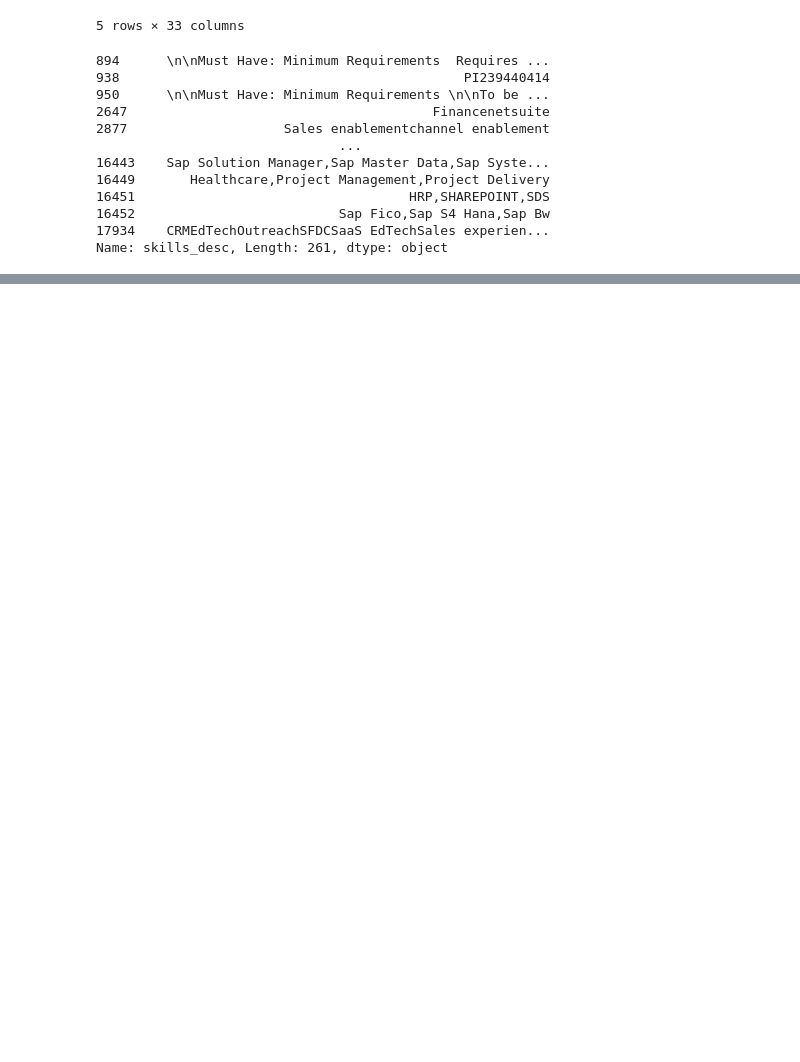
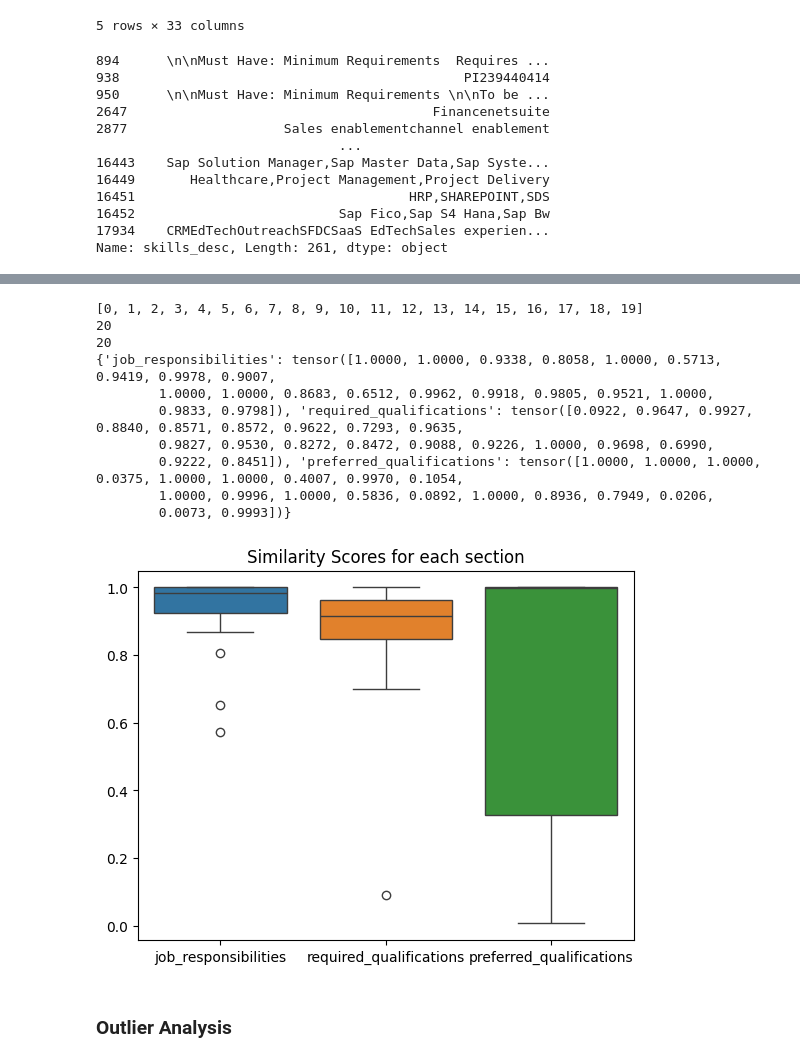
Before and after one commit to daiqing2009/ResumeFlow, a Jupyter notebook: benchmark/jd.ipynb, the cells around one changed output, grey strips where cells are left out. Drawn from its saved outputs; the diff is of its cells as text; code cells hidden in the pictures; blank space fills up the shorter version.

```diff
--- a/benchmark/jd.ipynb
+++ b/benchmark/jd.ipynb
@@ -695,0 +697,50 @@ tensor([[1.0000, 0.2321, 0.0788],
+# %%
+from sentence_transformers import SentenceTransformer
+import torch
+
+
+idx_common = list(set(jd_ext_idx)&set(jd_ext_idx_baseline))
+print(idx_common)
+# filter out the extration not common
+common_job_extracted = [ext for idx,ext in enumerate(job_extracted) if jd_ext_idx[idx] in jd_ext_idx_baseline]
+common_job_extracted_baseline = [ext for idx,ext in enumerate(job_extracted_baseline) if jd_ext_idx_baseline[idx] in jd_ext_idx]
+print(len(common_job_extracted))
+print(len(common_job_extracted_baseline))
+
+#TODO: show job descriptions failed to be extracted
+
+# Download from the 🤗 Hub
+embedder = SentenceTransformer("jensjorisdecorte/JobBERT-v2")
+
+similarity_scores = {}
+for section in SECTIONS:
+    content = [concat_by_section(common_job_extracted[i], section) for i in range(len(idx_common))]
+    local_embeddings = embedder.encode(content)
+    baseline = [concat_by_section(common_job_extracted_baseline[i], section) for i in range(len(idx_common))]
+    baseline_embeddings = embedder.encode(baseline)
+
+    # print(local_embeddings.shape)
+    # print(baseline_embeddings.shape)
+    # Calculate cosine similarity between the local and baseline embeddings
+    similarity_scores[section] = torch.diagonal(embedder.similarity(local_embeddings, baseline_embeddings),0)
+
+    # print(f"Average Cosine Similarity for {section}: {sum(similarity_scores) / len(similarity_scores)}")
+print(similarity_scores)
+# Visualize the similarity scores in a box plot
+sns.boxplot(similarity_scores)
+plt.title(f"Similarity Scores for each section")
+plt.show()
+# %% [output]
+[0, 1, 2, 3, 4, 5, 6, 7, 8, 9, 10, 11, 12, 13, 14, 15, 16, 17, 18, 19]
+20
+20
+{'job_responsibilities': tensor([1.0000, 1.0000, 0.9338, 0.8058, 1.0000, 0.5713, 0.9419, 0.9978, 0.9007,
+        1.0000, 1.0000, 0.8683, 0.6512, 0.9962, 0.9918, 0.9805, 0.9521, 1.0000,
+        0.9833, 0.9798]), 'required_qualifications': tensor([0.0922, 0.9647, 0.9927, 0.8840, 0.8571, 0.8572, 0.9622, 0.7293, 0.9635,
+        0.9827, 0.9530, 0.8272, 0.8472, 0.9088, 0.9226, 1.0000, 0.9698, 0.6990,
+        0.9222, 0.8451]), 'preferred_qualifications': tensor([1.0000, 1.0000, 1.0000, 0.0375, 1.0000, 1.0000, 0.4007, 0.9970, 0.1054,
+        1.0000, 0.9996, 1.0000, 0.5836, 0.0892, 1.0000, 0.8936, 0.7949, 0.0206,
+        0.0073, 0.9993])}
+[figure, added]
+# %% [markdown]
+### Outlier Analysis
```
Also changed, not shown: parts of 21 cells of this notebook.
